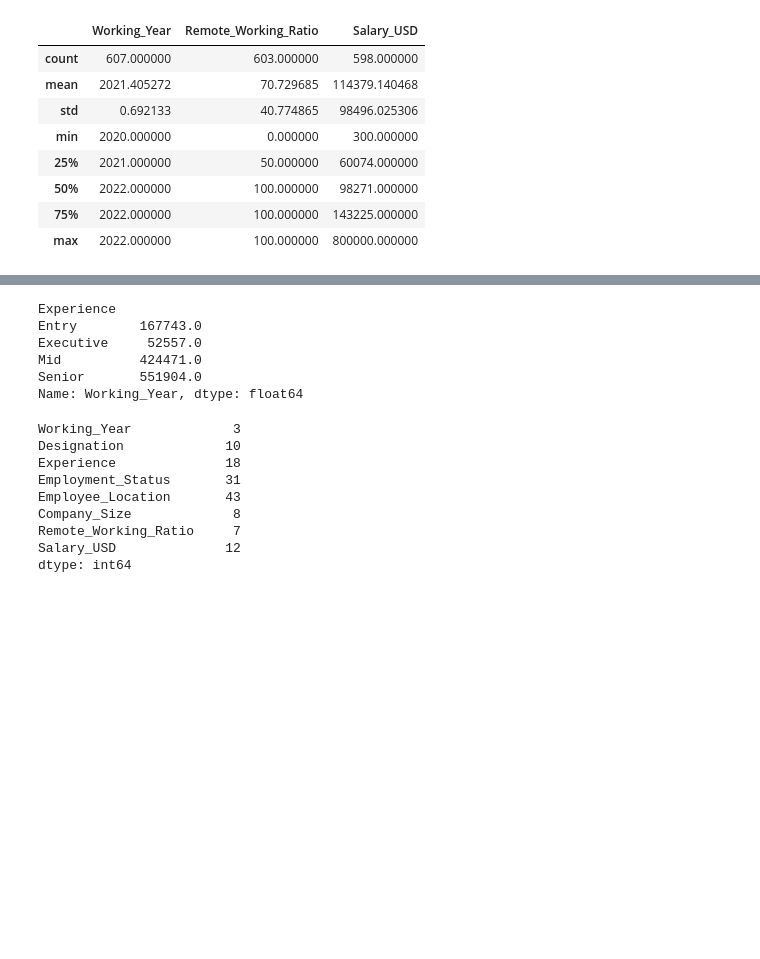
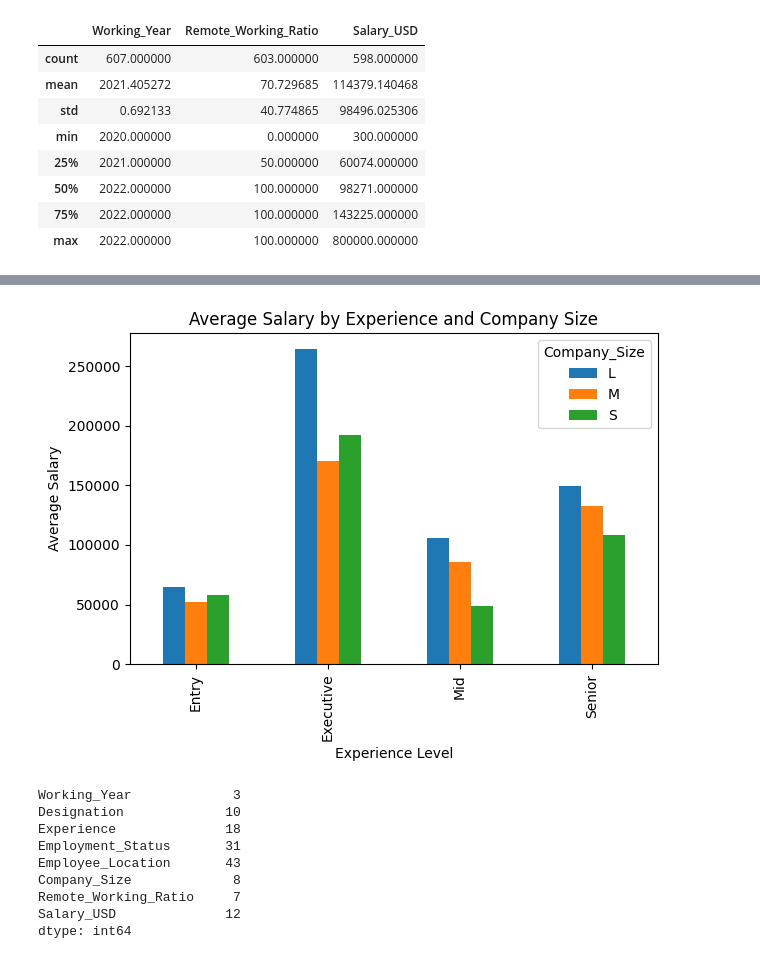
Before and after one commit to LuzieFreires/CS103-Exercises, a Jupyter notebook: Exer3.ipynb, the cells around one changed output, grey strips where cells are left out. Saved outputs shown, nothing was run; the diff lists cells and outputs as text; code cells hidden in the pictures; blank space fills up the shorter version.

```diff
--- a/Exer3.ipynb
+++ b/Exer3.ipynb
@@ -142,13 +143,14 @@ Name: Salary_USD, dtype: float64
 # %%
 # 3. Visualize the data using sub-group.
-sub = salary.groupby("Experience")["Working_Year"].sum()
-print(sub)
+
+salary.groupby(["Experience","Company_Size"])["Salary_USD"]\
+     .mean().unstack().plot(kind="bar")
+plt.title("Average Salary by Experience and Company Size")
+plt.xlabel("Experience Level")
+plt.ylabel("Average Salary")
+plt.tight_layout()
+plt.show()
 # %% [output]
-Experience
-Entry        167743.0
-Executive     52557.0
-Mid          424471.0
-Senior       551904.0
-Name: Working_Year, dtype: float64
+[figure, added]
 # %%
 # 4. Count the missing values.
```
Also changed, not shown: parts of 9 cells of this notebook.
